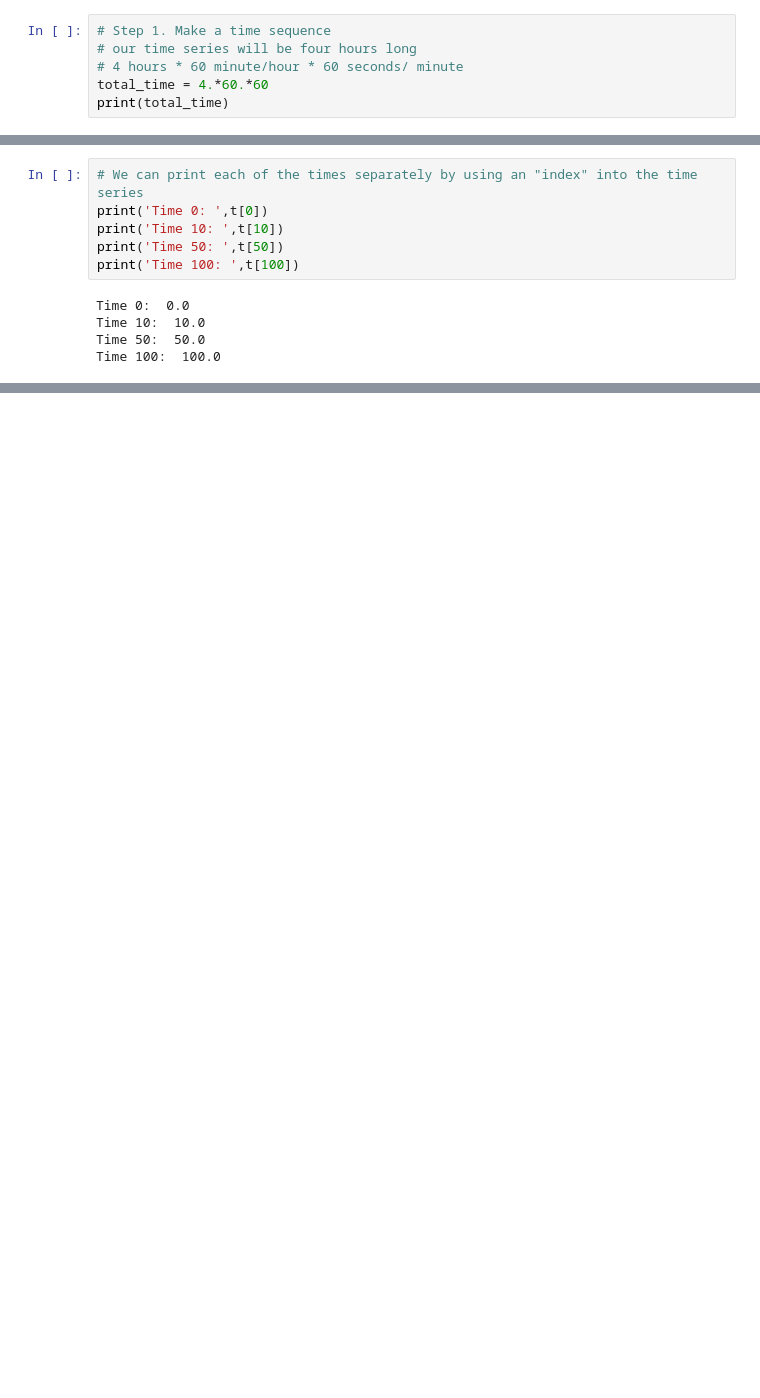
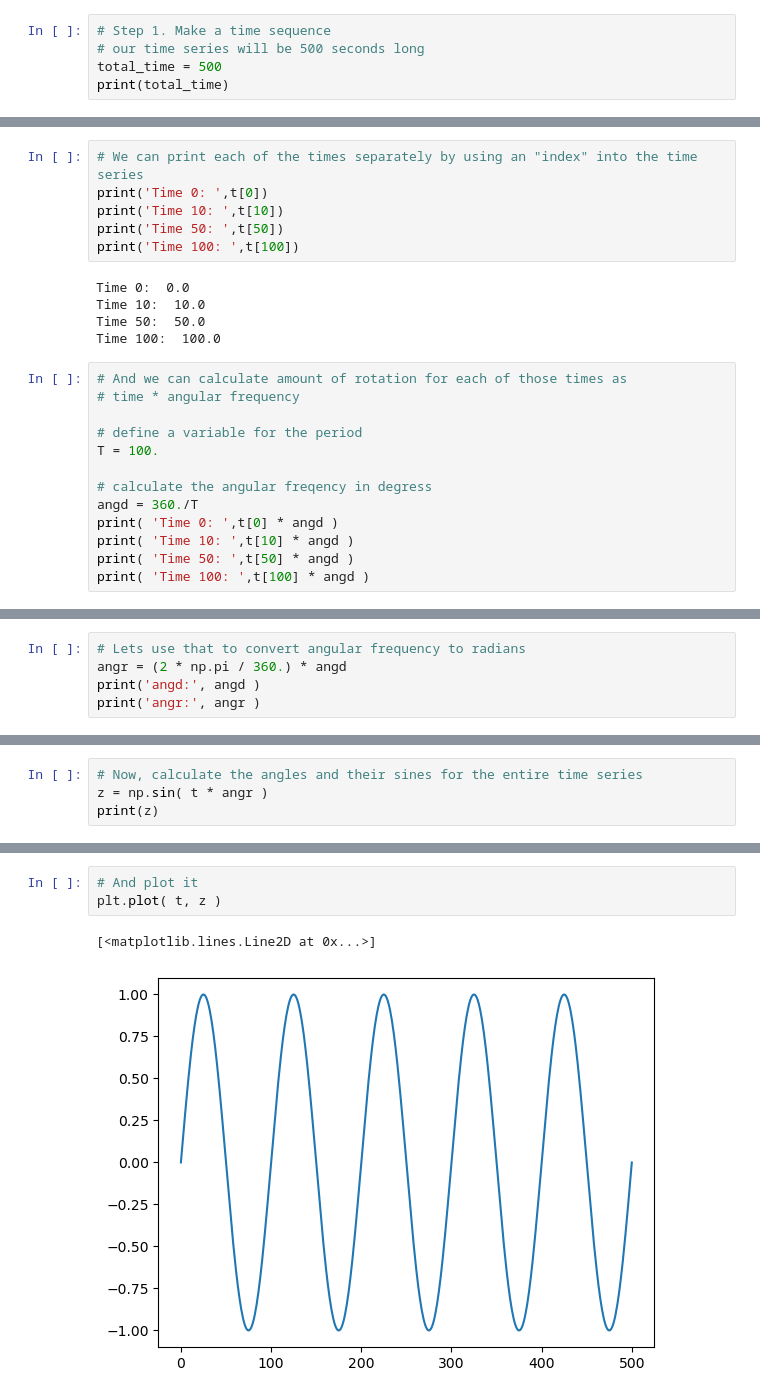
Before and after one commit to csherwood-usgs/FA_science, a Jupyter notebook: sine_curves.ipynb, the cells around one changed output, grey strips where cells are left out. Drawn from its saved outputs; the diff is of its cells as text; blank space fills up the shorter version.

Commit message:
sine curves

```diff
--- a/sine_curves.ipynb
+++ b/sine_curves.ipynb
@@ -51,7 +45,6 @@ We want to make a curve that goes up and down...so if we have a continuous seque
 5) Plot the curve
 # %%
 # Step 1. Make a time sequence
-# our time series will be four hours long
-# 4 hours * 60 minute/hour * 60 seconds/ minute
-total_time = 4.*60.*60
+# our time series will be 500 seconds long
+total_time = 500
 print(total_time)
@@ -70,3 +83,16 @@ Time 0:  0.0
 Time 10:  10.0
 Time 50:  50.0
 Time 100:  100.0
+# %%
+# And we can calculate amount of rotation for each of those times as
+# time * angular frequency
+
+# define a variable for the period
+T = 100.
+
+# calculate the angular freqency in degress
+angd = 360./T
+print( 'Time 0: ',t[0] * angd )
+print( 'Time 10: ',t[10] * angd )
+print( 'Time 50: ',t[50] * angd )
+print( 'Time 100: ',t[100] * angd )
@@ -72,0 +110,5 @@ Time 100:  100.0
+# %%
+# Lets use that to convert angular frequency to radians
+angr = (2 * np.pi / 360.) * angd
+print('angd:', angd )
+print('angr:', angr )
@@ -72,0 +140,4 @@ Time 100:  100.0
+# %%
+# Now, calculate the angles and their sines for the entire time series
+z = np.sin( t * angr )
+print(z)
@@ -72,0 +162,6 @@ Time 100:  100.0
+# %%
+# And plot it
+plt.plot( t, z )
+# %% [output]
+[<matplotlib.lines.Line2D at 0x...>]
+[figure, added]
```
Also changed, not shown: parts of 9 cells of this notebook.
